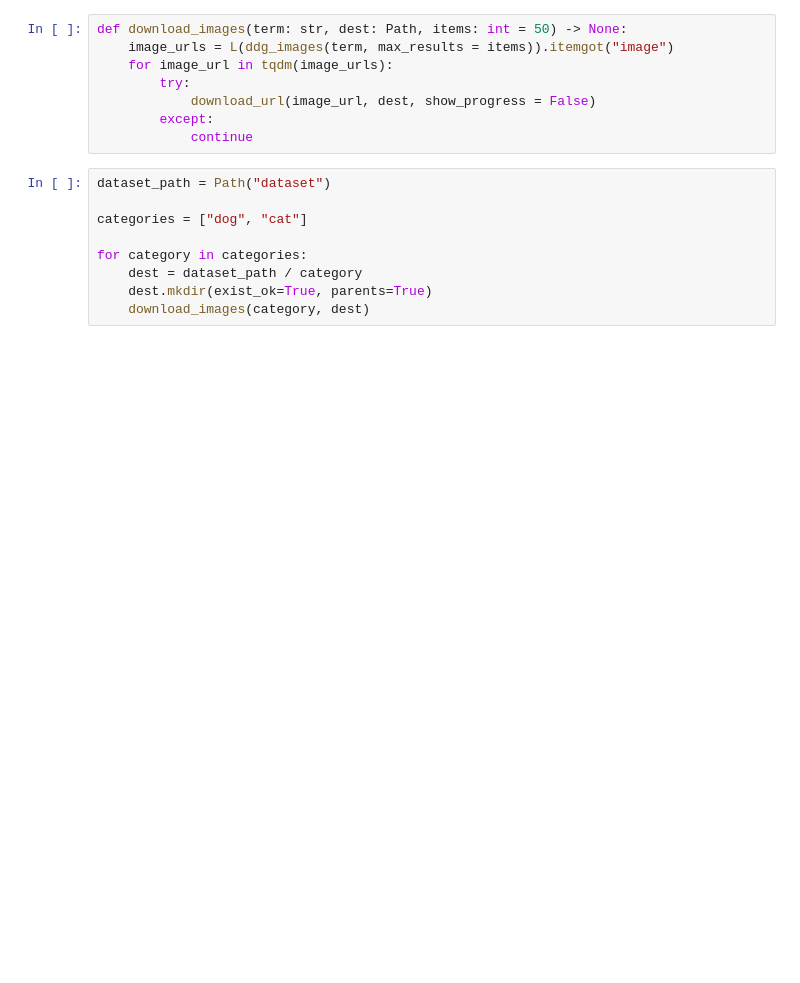
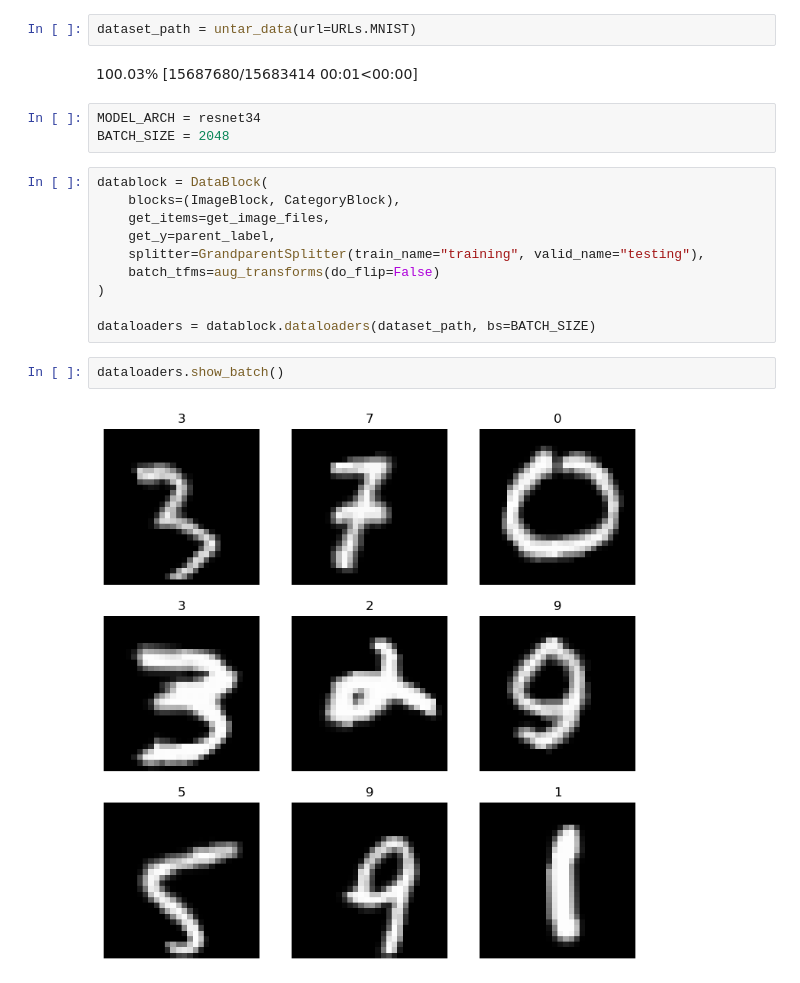
Before and after one commit to mario-velichkovski/fastai_examples, a Jupyter notebook: 1-basic-fastai-image-classificator.ipynb, the cells around one changed output. Saved outputs shown, nothing was run; the diff lists cells and outputs as text; blank space fills up the shorter version.

Commit message:
Kaggle Notebook | 1. basic image classificator | Version 3

```diff
--- a/1-basic-fastai-image-classificator.ipynb
+++ b/1-basic-fastai-image-classificator.ipynb
@@ -15,17 +4,21 @@ Image.open(dog_img_path).to_thumb(256)
-# %%
-def download_images(term: str, dest: Path, items: int = 50) -> None:
-    image_urls = L(ddg_images(term, max_results = items)).itemgot("image")
-    for image_url in tqdm(image_urls):
-        try:
-            download_url(image_url, dest, show_progress = False)
-        except:
-            continue
-# %%
-dataset_path = Path("dataset")
-
-categories = ["dog", "cat"]
-
-for category in categories:
-    dest = dataset_path / category
-    dest.mkdir(exist_ok=True, parents=True)
-    download_images(category, dest)
+# %%
+dataset_path = untar_data(url=URLs.MNIST)
+# %% [output]
+100.03% [15687680/15683414 00:01<00:00]
+# %%
+MODEL_ARCH = resnet34
+BATCH_SIZE = 2048
+# %%
+datablock = DataBlock(
+    blocks=(ImageBlock, CategoryBlock),
+    get_items=get_image_files,
+    get_y=parent_label,
+    splitter=GrandparentSplitter(train_name="training", valid_name="testing"),
+    batch_tfms=aug_transforms(do_flip=False)
+)
+
+dataloaders = datablock.dataloaders(dataset_path, bs=BATCH_SIZE)
+# %%
+dataloaders.show_batch()
+# %% [output]
+[figure, added]
```
Also changed, not shown: parts of 8 cells of this notebook.
